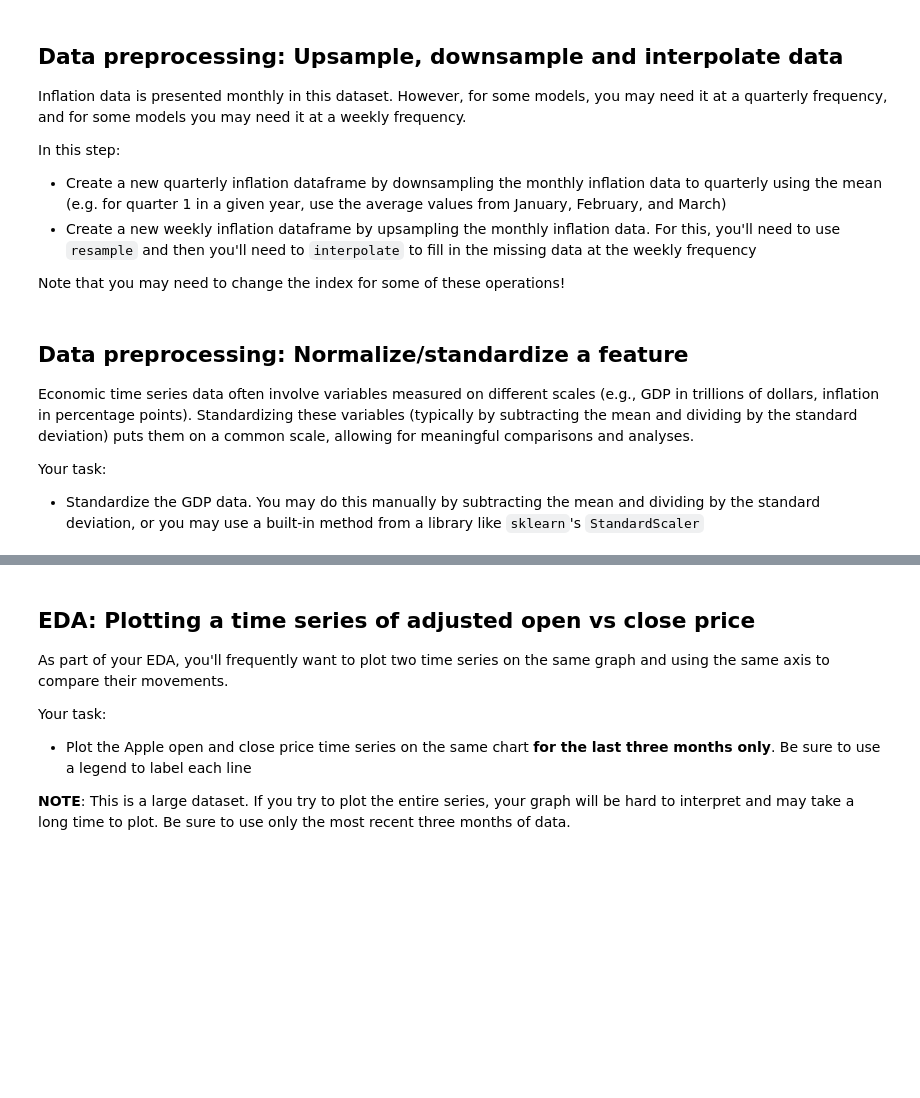
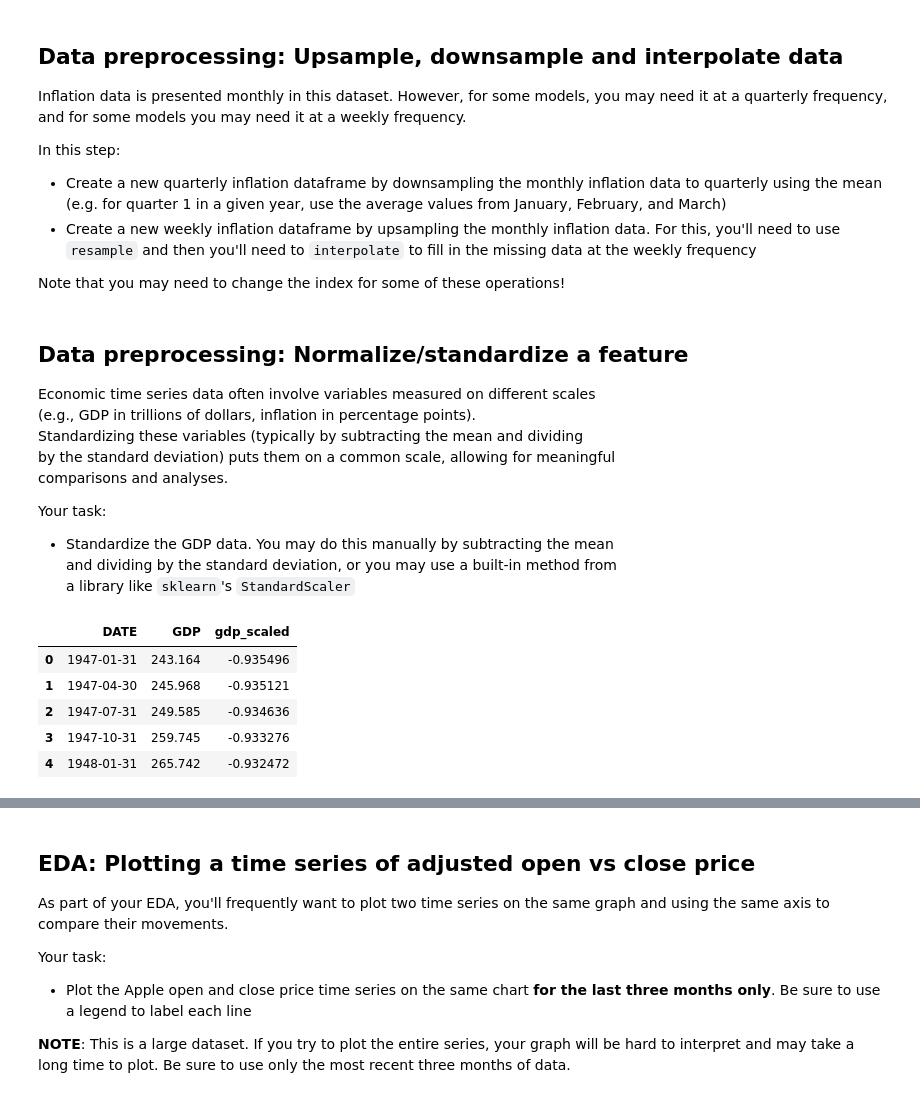
Before and after one commit to waynebar69/Stocks_ML-Pipeline, a Jupyter notebook: Project/EDA.ipynb, the cells around one changed output, grey strips where cells are left out. Saved outputs shown, nothing was run; the diff lists cells and outputs as text; code cells hidden in the pictures; blank space fills up the shorter version.

Commit message:
Data Preprocessing: Standardized GDP

```diff
--- a/Project/EDA.ipynb
+++ b/Project/EDA.ipynb
@@ -412,11 +423,28 @@ quarterly_inflation = inflation_df.resample('QE').mean()
 # %% [markdown]
 ## Data preprocessing: Normalize/standardize a feature
 
-Economic time series data often involve variables measured on different scales (e.g., GDP in trillions of dollars, inflation in percentage points). Standardizing these variables (typically by subtracting the mean and dividing by the standard deviation) puts them on a common scale, allowing for meaningful comparisons and analyses.
+Economic time series data often involve variables measured on different scales <br>
+(e.g., GDP in trillions of dollars, inflation in percentage points). <br>
+Standardizing these variables (typically by subtracting the mean and dividing <br>
+by the standard deviation) puts them on a common scale, allowing for meaningful <br>
+comparisons and analyses.
 
 Your task:
-* Standardize the GDP data. You may do this manually by subtracting the mean and dividing by the standard deviation, or you may use a built-in method from a library like `sklearn`'s `StandardScaler`
+* Standardize the GDP data. You may do this manually by subtracting the mean <br>
+and dividing by the standard deviation, or you may use a built-in method from <br>
+a library like `sklearn`'s `StandardScaler`
 # %%
 # Standardize the GDP measure
+
+# Instantiate an instance of the StandardScaler class
+scaler = StandardScaler()
+gdp_df['gdp_scaled'] = scaler.fit_transform(gdp_df[['GDP']])
+# %% [output]
+|  | DATE | GDP | gdp_scaled |
+| 0 | 1947-01-31 | 243.164 | -0.935496 |
+| 1 | 1947-04-30 | 245.968 | -0.935121 |
+| 2 | 1947-07-31 | 249.585 | -0.934636 |
+| 3 | 1947-10-31 | 259.745 | -0.933276 |
+| 4 | 1948-01-31 | 265.742 | -0.932472 |
 # %%
 # Check the dataframe to make sure the calculation worked as expected
```
Also changed, not shown: parts of 3 cells of this notebook.
